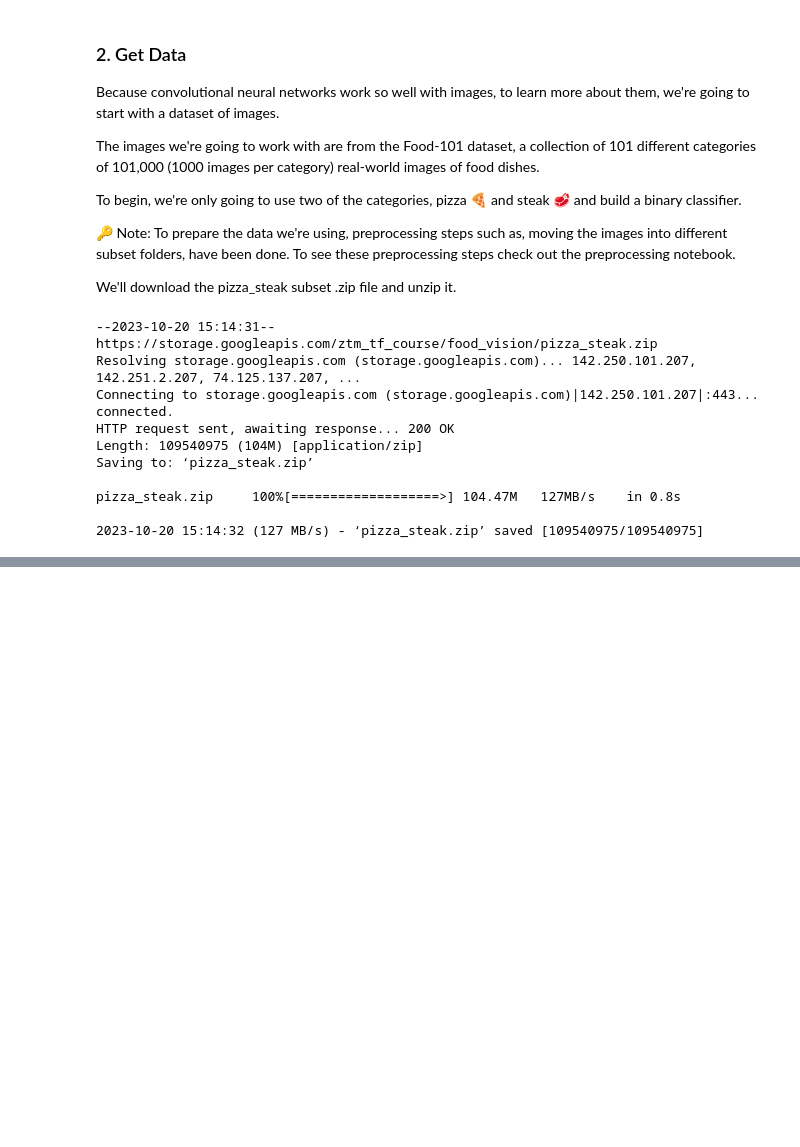
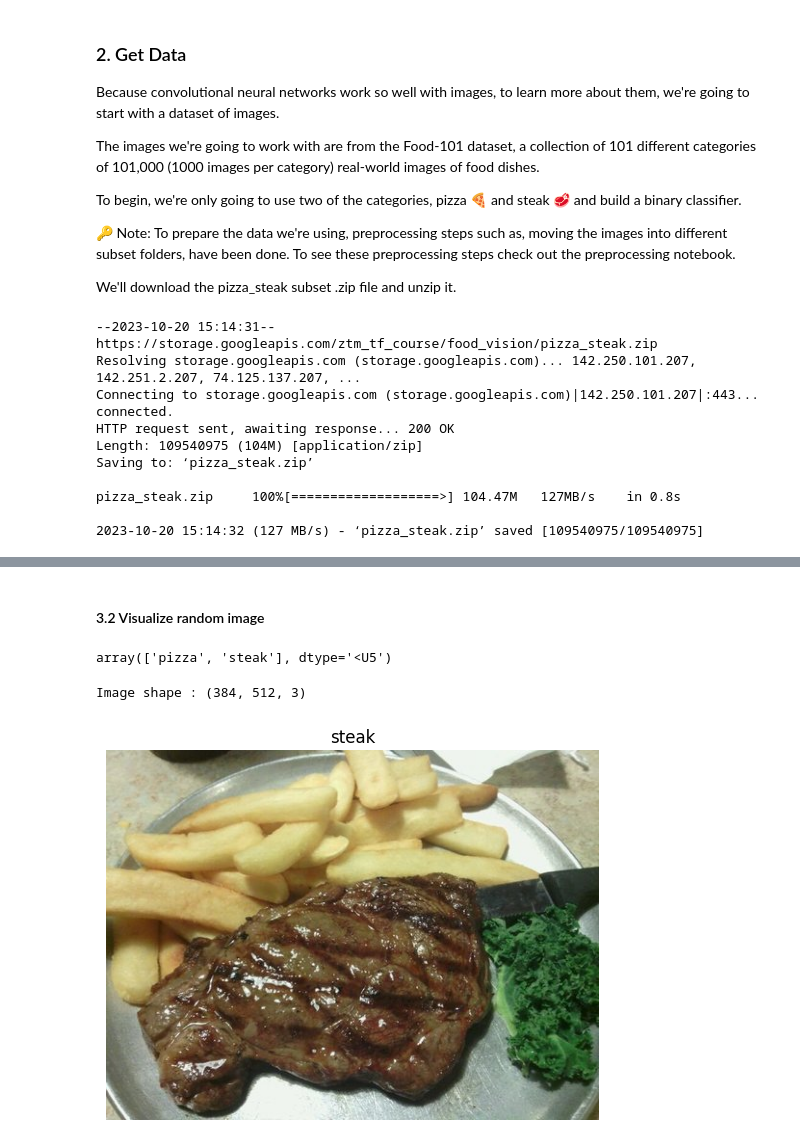
Before and after one commit to annchirackal/Tensorflow-Developer-Certification, a Jupyter notebook: 10_CNN_Computer_Vision.ipynb, the cells around one changed output, grey strips where cells are left out. Saved outputs shown, nothing was run; the diff lists cells and outputs as text; code cells hidden in the pictures; blank space fills up the shorter version.

```diff
--- a/10_CNN_Computer_Vision.ipynb
+++ b/10_CNN_Computer_Vision.ipynb
@@ -44,0 +88,33 @@ zip_ref.close()
+# %% [markdown]
+#### 3.2 Visualize random image
+# %%
+data_dir=pathlib.Path("pizza_steak/train")
+class_names=np.array(sorted([item.name for item in data_dir.glob("*")]))# create a list of calss names from sub directories
+class_names
+# %% [output]
+array(['pizza', 'steak'], dtype='<U5')
+# %%
+# Lets visualise our images
+
+def view_random_image(target_dir,target_class):
+  #setup the target directory
+  target_folder = target_dir+target_class
+
+
+  #Get random image path
+  random_image=random.sample(os.listdir(target_folder),1)
+
+  # Read in mage and plot it using matplotlib
+
+  img= mpimg.imread(target_folder+"/"+random_image[0])
+  plt.imshow(img)
+  plt.title(target_class)
+  plt.axis("off")
+  print(f"Image shape : {img.shape}") ## show the imag shape
+  return img
+# %%
+# View random image of steak  from training dataset
+img=view_random_image("pizza_steak/train/","steak")
+# %% [output]
+Image shape : (384, 512, 3)
+[figure, added]
```
Also changed, not shown: parts of 12 cells of this notebook.
